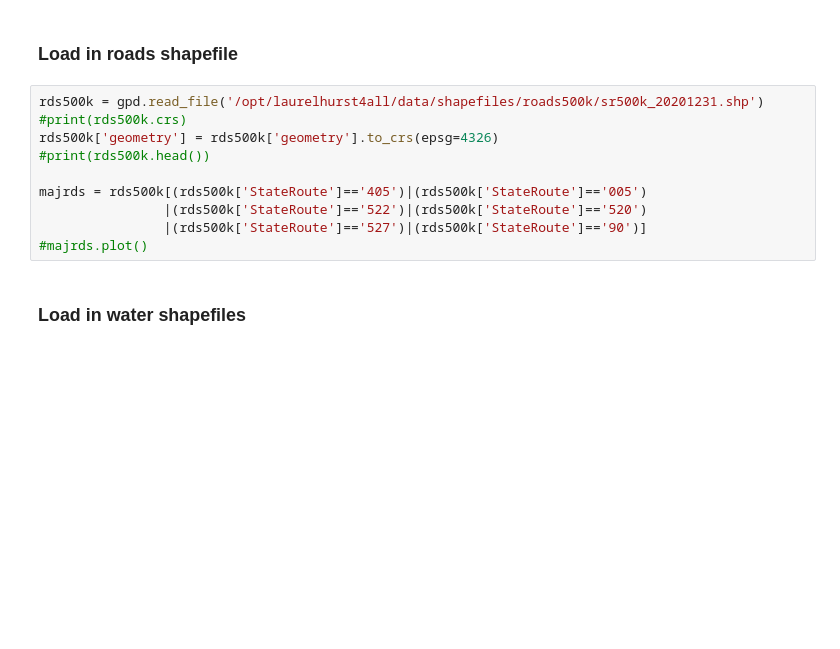
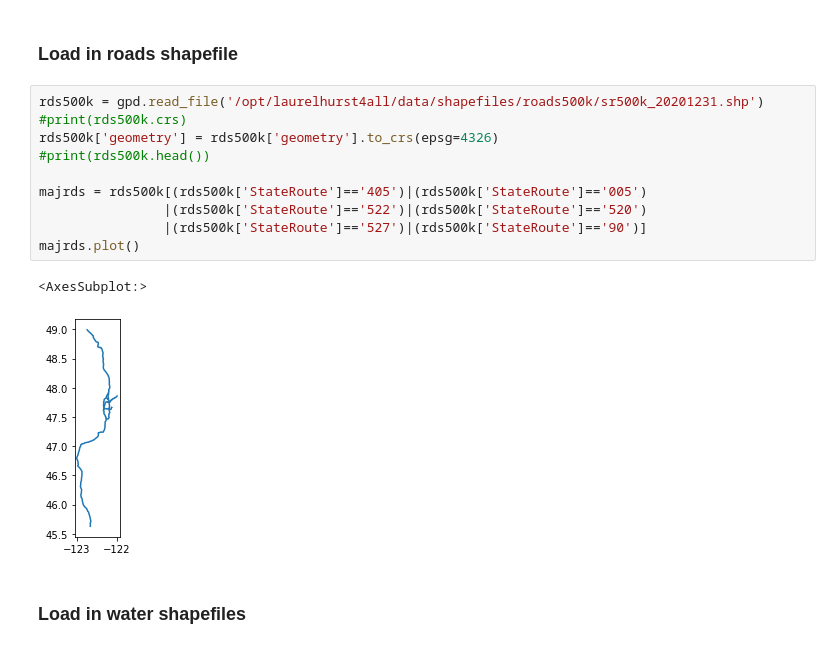
Before and after one commit to shirleyswirley/laurelhurst4all, a Jupyter notebook: python/poster1.ipynb, the cells around one changed output. Cells and saved outputs as stored; diff of their text form; blank space fills up the shorter version.

```diff
--- a/python/poster1.ipynb
+++ b/python/poster1.ipynb
@@ -41,13 +41,16 @@ cbgs_acs = cbgs.merge(acs, on='fips')
 # %%
 rds500k = gpd.read_file('/opt/laurelhurst4all/data/shapefiles/roads500k/sr500k_20201231.shp')
 #print(rds500k.crs)
 rds500k['geometry'] = rds500k['geometry'].to_crs(epsg=4326)
 #print(rds500k.head())
 
 majrds = rds500k[(rds500k['StateRoute']=='405')|(rds500k['StateRoute']=='005')
                 |(rds500k['StateRoute']=='522')|(rds500k['StateRoute']=='520')
                 |(rds500k['StateRoute']=='527')|(rds500k['StateRoute']=='90')]
-#majrds.plot()
+majrds.plot()
+# %% [output]
+<AxesSubplot:>
+[figure, added]
 # %% [markdown]
 ### Load in water shapefiles
 # %%
```
Also changed, not shown: parts of 6 cells of this notebook, 1 other file.
